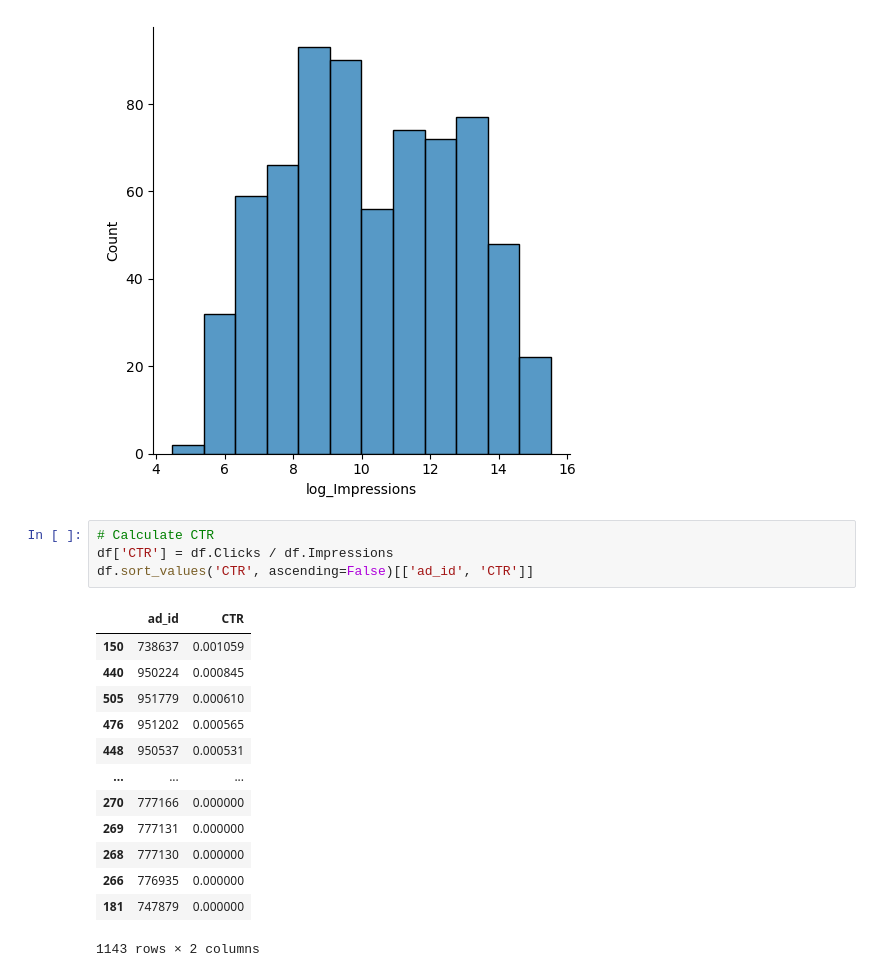
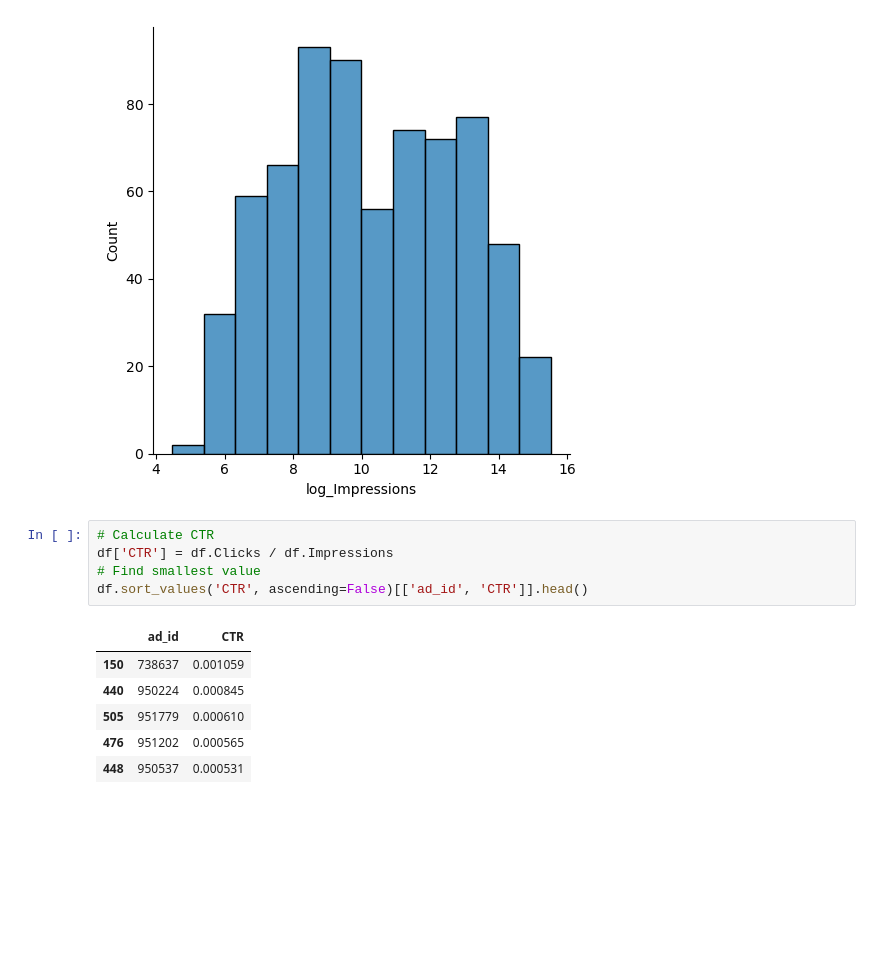
Before and after one commit to Prion84/courses, a Jupyter notebook: conversion/conversion.ipynb, the cells around one changed output. Drawn from its saved outputs; the diff is of its cells as text; blank space fills up the shorter version.

```diff
--- a/conversion/conversion.ipynb
+++ b/conversion/conversion.ipynb
@@ -82,18 +83,12 @@ plt.show()
 # %%
 # Calculate CTR
 df['CTR'] = df.Clicks / df.Impressions
-df.sort_values('CTR', ascending=False)[['ad_id', 'CTR']]
+# Find smallest value
+df.sort_values('CTR', ascending=False)[['ad_id', 'CTR']].head()
 # %% [output]
 |  | ad_id | CTR |
 | 150 | 738637 | 0.001059 |
 | 440 | 950224 | 0.000845 |
 | 505 | 951779 | 0.000610 |
 | 476 | 951202 | 0.000565 |
 | 448 | 950537 | 0.000531 |
-| ... | ... | ... |
-| 270 | 777166 | 0.000000 |
-| 269 | 777131 | 0.000000 |
-| 268 | 777130 | 0.000000 |
-| 266 | 776935 | 0.000000 |
-| 181 | 747879 | 0.000000 |
-1143 rows × 2 columns
```
Also changed, not shown: parts of 2 cells of this notebook.
